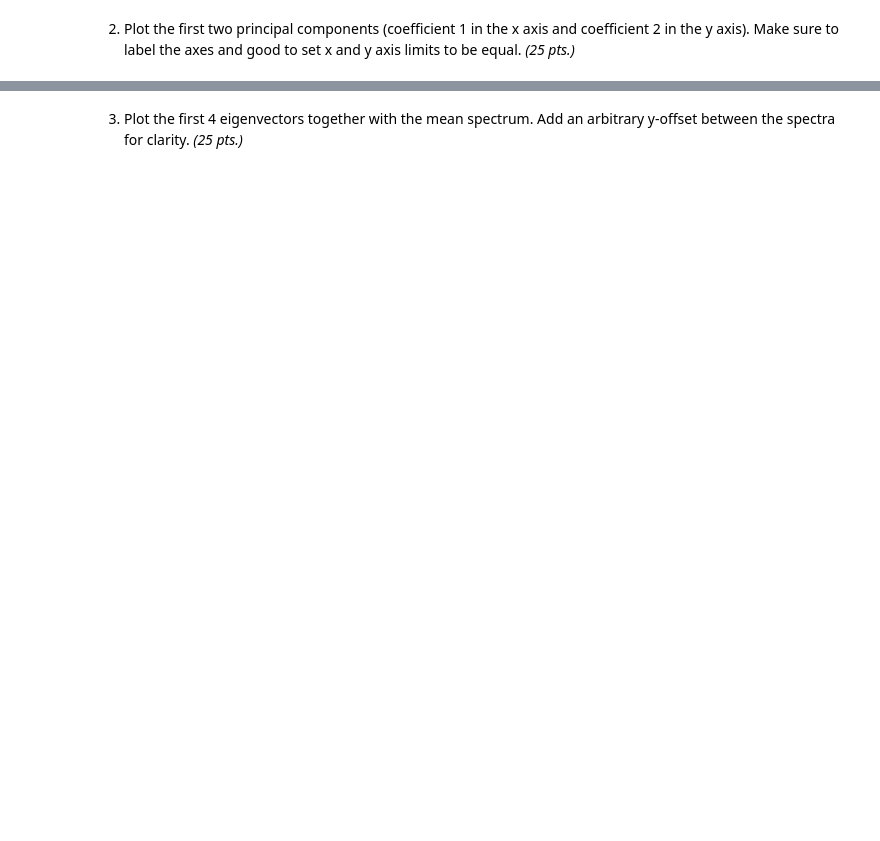
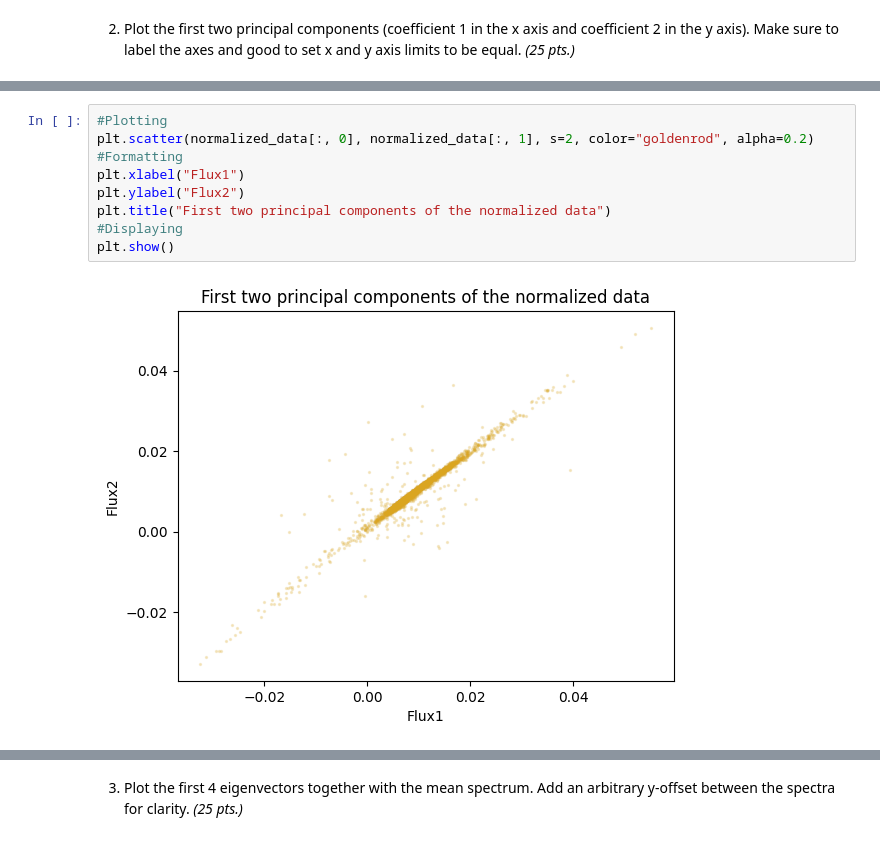
Before and after one commit to N8ndanac/AppPhy157, a Jupyter notebook: Lab Assignments/lab_assignmnent_A3.ipynb, the cells around one changed output, grey strips where cells are left out. Cells and saved outputs as stored; diff of their text form; blank space fills up the shorter version.

```diff
--- a/Lab Assignments/lab_assignmnent_A3.ipynb
+++ b/Lab Assignments/lab_assignmnent_A3.ipynb
@@ -117,0 +197,11 @@ plt.ylim(-0.7, 1.1)
+# %%
+#Plotting
+plt.scatter(normalized_data[:, 0], normalized_data[:, 1], s=2, color="goldenrod", alpha=0.2)
+#Formatting
+plt.xlabel("Flux1")
+plt.ylabel("Flux2")
+plt.title("First two principal components of the normalized data")
+#Displaying
+plt.show()
+# %% [output]
+[figure, added]
```
Also changed, not shown: parts of 24 cells of this notebook.
